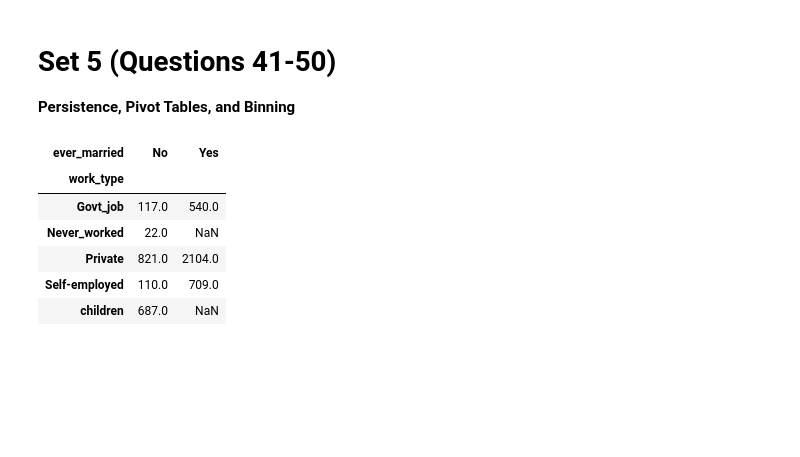
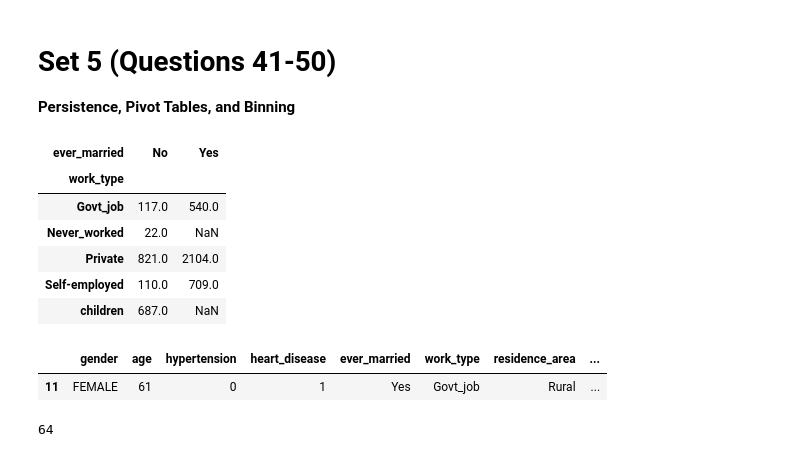
Before and after one commit to Divyanshucode93/GoogleColabsPractice, a Jupyter notebook: HealthcareStroke_Practice.ipynb, the cells around one changed output. Drawn from its saved outputs; the diff is of its cells as text; code cells hidden in the pictures; blank space fills up the shorter version.

```diff
--- a/HealthcareStroke_Practice.ipynb
+++ b/HealthcareStroke_Practice.ipynb
@@ -539,8 +539,16 @@ df['gender'] = df['gender'].str.upper()
 df['age_group'] = pd.cut(df['age'],3,labels=['Child','Adult','Senior'])
 # %%
 # Find the 10th row of the DataFrame using .iloc and display it as a Series.
+df.iloc[[11]]
+# %% [output]
+|  | gender | age | hypertension | heart_disease | ever_married | work_type | residence_area | ... |
+| 11 | FEMALE | 61 | 0 | 1 | Yes | Govt_job | Rural | ... |
 # %%
 # Create a variable high_risk that filters for rows where hypertension == 1 AND heart_disease == 1. How many such rows exist?
+high_risk = df[(df['hypertension']==1) & (df['heart_disease']==1)]
+high_risk.shape[0]
+# %% [output]
+64
 # %%
 # Use the .query() method to filter the DataFrame for patients who have an avg_glucose_level between 150 and 200.
 # %%
```
